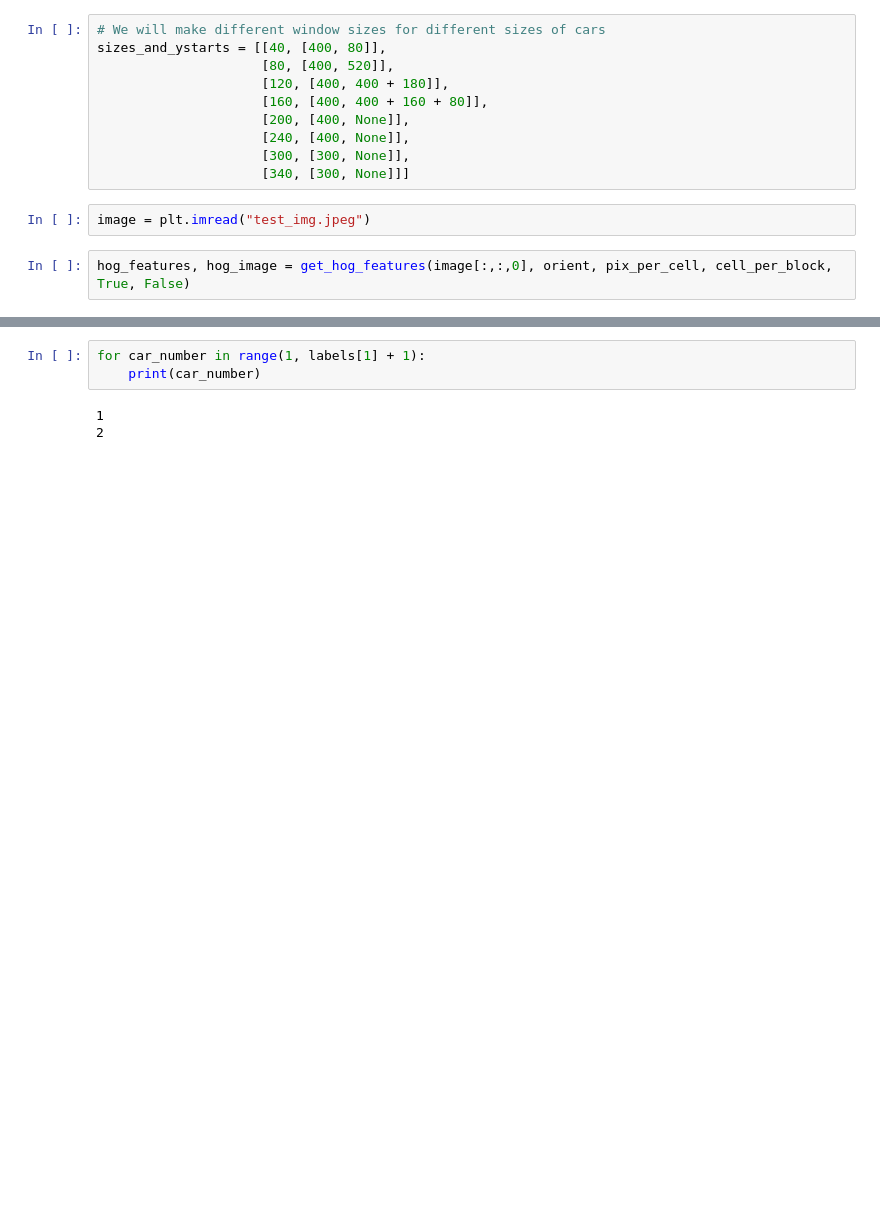
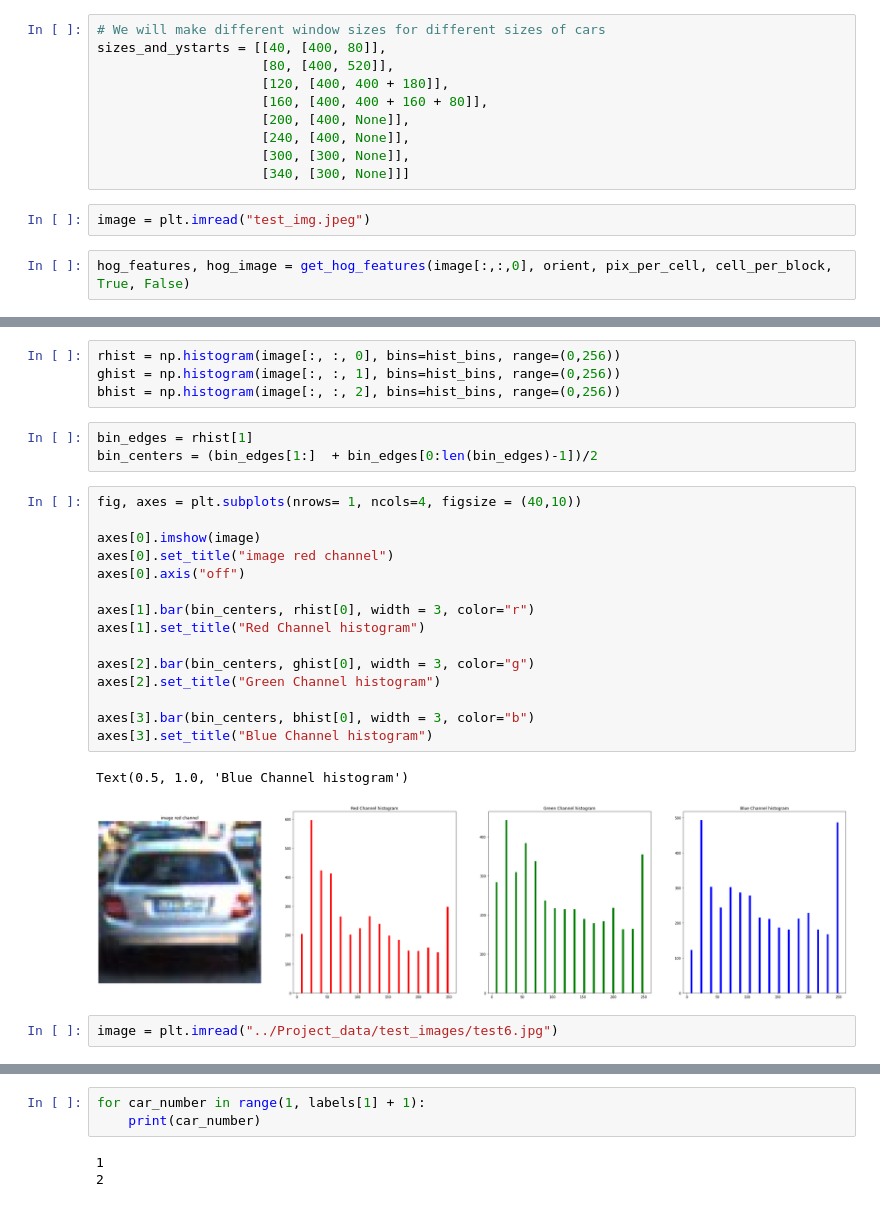
Before and after one commit to 0ssamaak0/Simple-Perception-Stack-for-Self-Driving-Cars, a Jupyter notebook: hognb.ipynb, the cells around one changed output, grey strips where cells are left out. Cells and saved outputs as stored; diff of their text form; blank space fills up the shorter version.

```diff
--- a/hognb.ipynb
+++ b/hognb.ipynb
@@ -81,0 +82,27 @@ axes[1].axis("off")
+# %%
+rhist = np.histogram(image[:, :, 0], bins=hist_bins, range=(0,256))
+ghist = np.histogram(image[:, :, 1], bins=hist_bins, range=(0,256))
+bhist = np.histogram(image[:, :, 2], bins=hist_bins, range=(0,256))
+# %%
+bin_edges = rhist[1]
+bin_centers = (bin_edges[1:]  + bin_edges[0:len(bin_edges)-1])/2
+# %%
+fig, axes = plt.subplots(nrows= 1, ncols=4, figsize = (40,10))
+
+axes[0].imshow(image)
+axes[0].set_title("image red channel")
+axes[0].axis("off")
+
+axes[1].bar(bin_centers, rhist[0], width = 3, color="r")
+axes[1].set_title("Red Channel histogram")
+
+axes[2].bar(bin_centers, ghist[0], width = 3, color="g")
+axes[2].set_title("Green Channel histogram")
+
+axes[3].bar(bin_centers, bhist[0], width = 3, color="b")
+axes[3].set_title("Blue Channel histogram")
+# %% [output]
+Text(0.5, 1.0, 'Blue Channel histogram')
+[figure, added]
+# %%
+image = plt.imread("../Project_data/test_images/test6.jpg")
```
Also changed, not shown: parts of 11 cells of this notebook, 1 other file.
